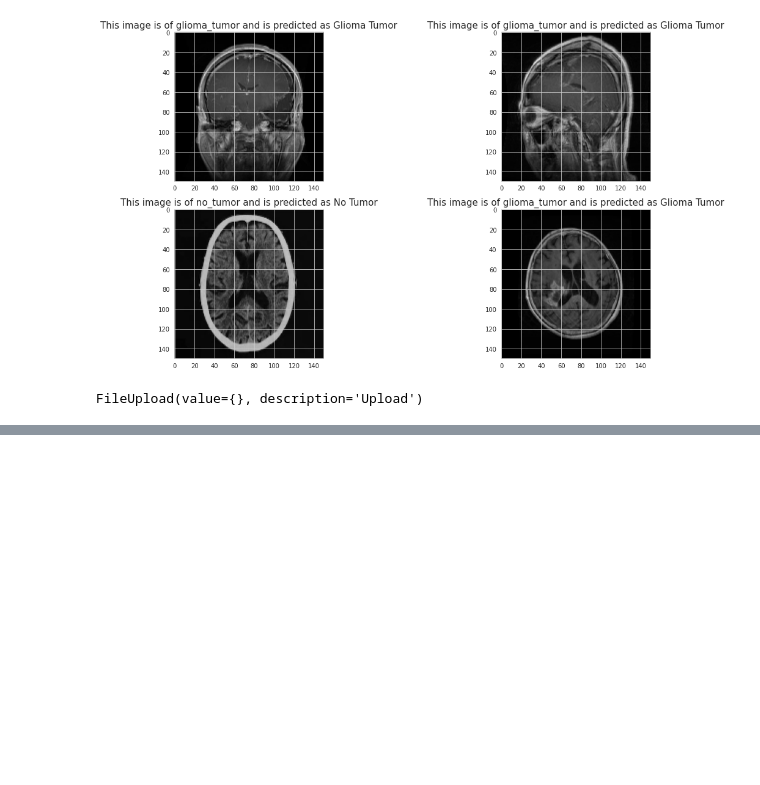
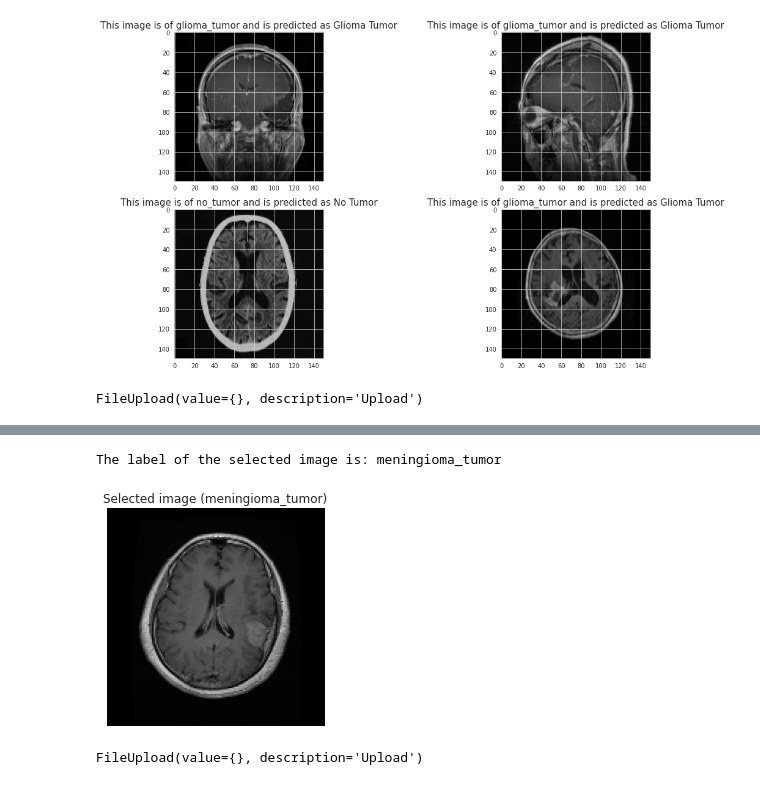
Before and after one commit to devshah21/Brain-Tumour-Classification, a Jupyter notebook: brain_tumour_classification.ipynb, the cells around one changed output, grey strips where cells are left out. Drawn from its saved outputs; the diff is of its cells as text; code cells hidden in the pictures; blank space fills up the shorter version.

```diff
--- a/brain_tumour_classification.ipynb
+++ b/brain_tumour_classification.ipynb
@@ -360,3 +360,23 @@ button.on_click(on_button_clicked)
 widgets.VBox([button,out])
 # %% [output]
 [interactive output not drawn]
+# %%
+import random
+import matplotlib.pyplot as plt
+
+# select a random image from the test dataset
+idx = random.randint(0, len(X_test)-1)
+image = X_test[idx]
+label1 = label[np.argmax(y_test[idx])]
+
+# print the label of the image
+print("The label of the selected image is:", label1)
+
+# plot the image
+plt.imshow(image)
+plt.title("Selected image ({})".format(label1))
+plt.axis('off')
+plt.show()
+# %% [output]
+The label of the selected image is: meningioma_tumor
+[figure, added]
@@ -362,0 +404,5 @@ widgets.VBox([button,out])
+# %%
+uploader = widgets.FileUpload()
+display(uploader)
+# %% [output]
+FileUpload(value={}, description='Upload')
```
Also changed, not shown: parts of 2 cells of this notebook.
